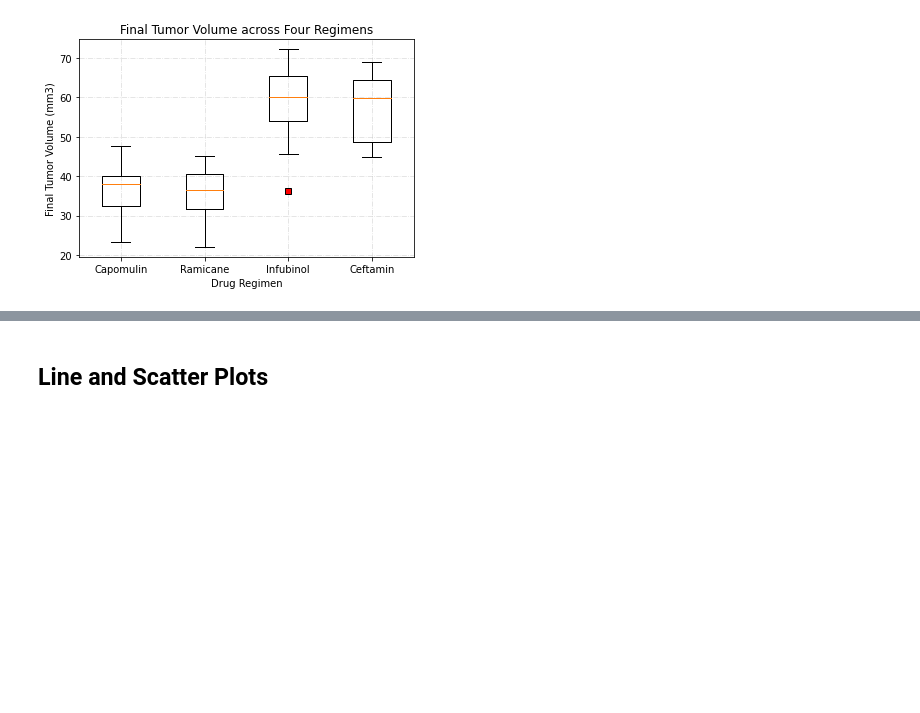
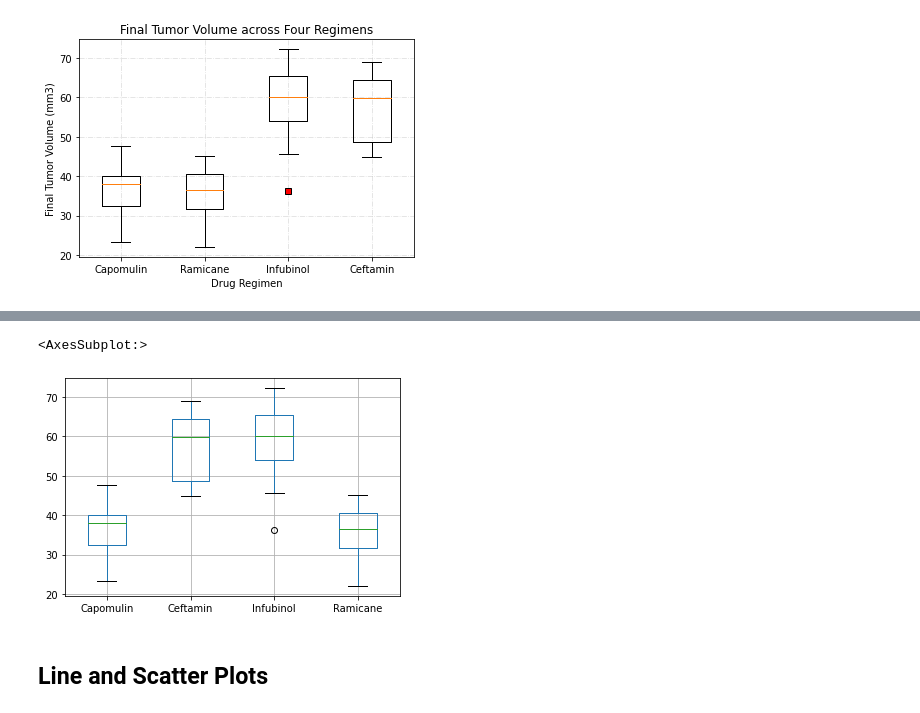
Before and after one commit to kk-deng/Pymaceuticals-Matplotlib, a Jupyter notebook: pymaceuticals_starter.ipynb, the cells around one changed output, grey strips where cells are left out. Saved outputs shown, nothing was run; the diff lists cells and outputs as text; code cells hidden in the pictures; blank space fills up the shorter version.

Commit message:
Added another faster way to plot boxplot for all Drug Regimens

```diff
--- a/pymaceuticals_starter.ipynb
+++ b/pymaceuticals_starter.ipynb
@@ -333,0 +336,4 @@ plt.show()
+# %%
+# Pivot input data frame to get Drug Regimen as columns and Tumor Vol as values
+pved_df = last_tp_df.pivot(columns='Drug Regimen', values='Tumor Volume (mm3)')
+pved_df
@@ -334,3 +354,9 @@ plt.show()
+# %%
+# Boxplot with Pandas.boxplot() which ignores NaN values
+pved_df.boxplot()
+# %% [output]
+<AxesSubplot:>
+[figure, added]
 # %% [markdown]
 ## Line and Scatter Plots
 # %%
```
Also changed, not shown: parts of 2 cells of this notebook.
